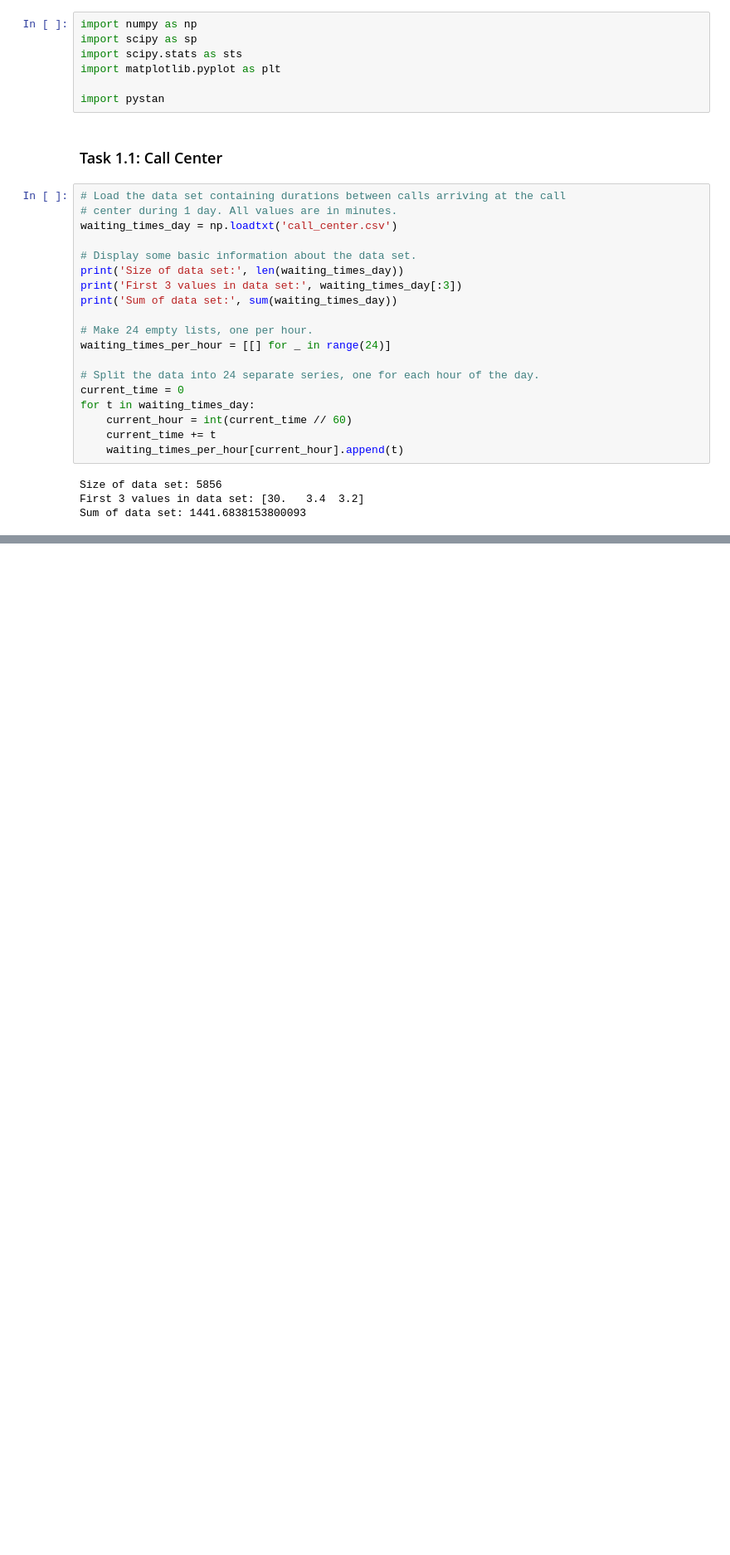
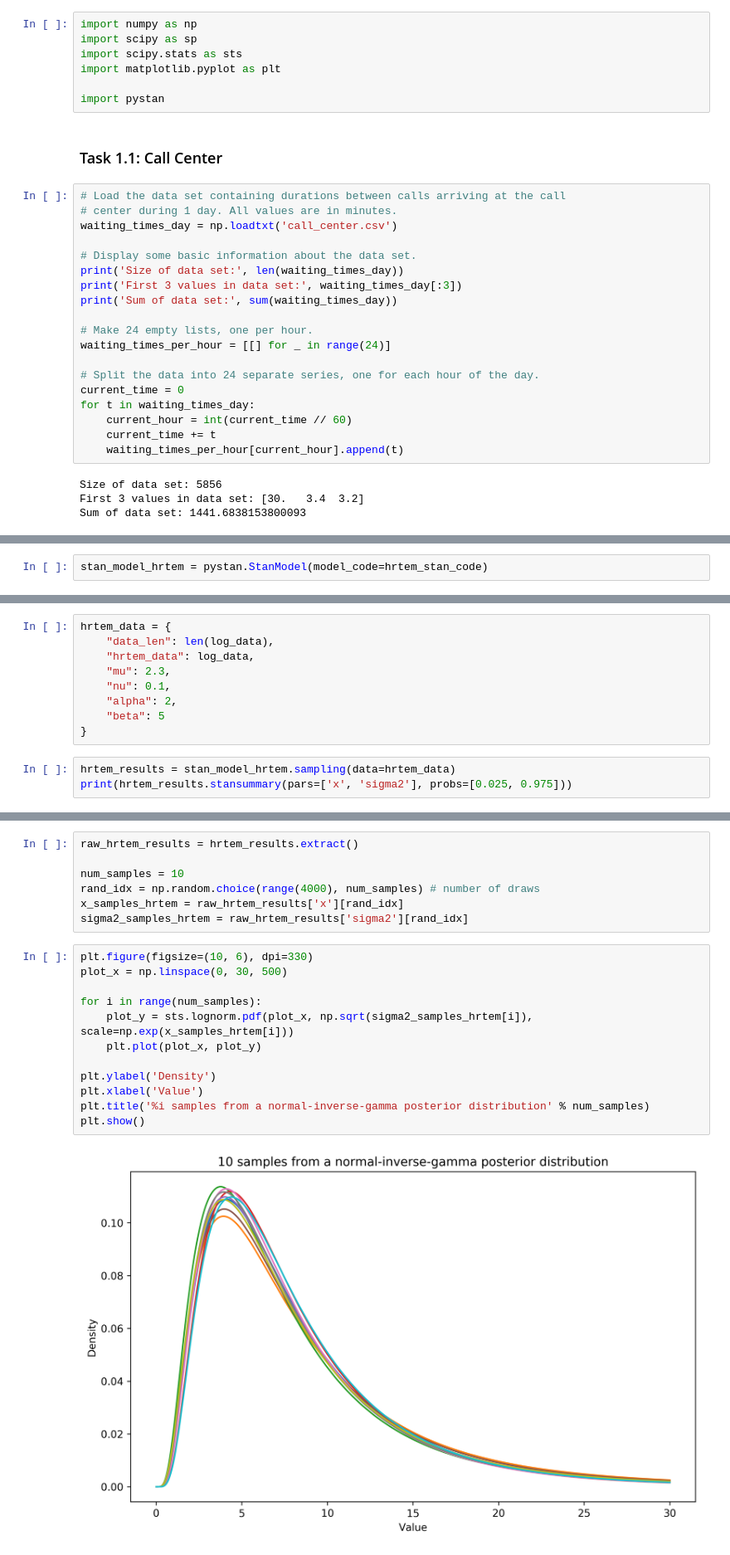
Before and after one commit to Munchic/cs146, a Jupyter notebook: Assignment 3.ipynb, the cells around one changed output, grey strips where cells are left out. Shown at 83% size. Cells and saved outputs as stored; diff of their text form; blank space fills up the shorter version.

```diff
--- a/Assignment 3.ipynb
+++ b/Assignment 3.ipynb
@@ -86,0 +227,2 @@ call_center_data = {
+# %%
+stan_model_hrtem = pystan.StanModel(model_code=hrtem_stan_code)
@@ -86,0 +231,12 @@ call_center_data = {
+# %%
+hrtem_data = {
+    "data_len": len(log_data),
+    "hrtem_data": log_data,
+    "mu": 2.3,
+    "nu": 0.1,
+    "alpha": 2,
+    "beta": 5
+}
+# %%
+hrtem_results = stan_model_hrtem.sampling(data=hrtem_data)
+print(hrtem_results.stansummary(pars=['x', 'sigma2'], probs=[0.025, 0.975]))
@@ -86,0 +256,21 @@ call_center_data = {
+# %%
+raw_hrtem_results = hrtem_results.extract()
+
+num_samples = 10
+rand_idx = np.random.choice(range(4000), num_samples) # number of draws
+x_samples_hrtem = raw_hrtem_results['x'][rand_idx]
+sigma2_samples_hrtem = raw_hrtem_results['sigma2'][rand_idx]
+# %%
+plt.figure(figsize=(10, 6), dpi=330)
+plot_x = np.linspace(0, 30, 500)
+
+for i in range(num_samples):
+    plot_y = sts.lognorm.pdf(plot_x, np.sqrt(sigma2_samples_hrtem[i]), scale=np.exp(x_samples_hrtem[i]))
+    plt.plot(plot_x, plot_y)
+
+plt.ylabel('Density')
+plt.xlabel('Value')
+plt.title('%i samples from a normal-inverse-gamma posterior distribution' % num_samples)
+plt.show()
+# %% [output]
+[figure, added]
```
Also changed, not shown: parts of 20 cells of this notebook, 5 other files.
